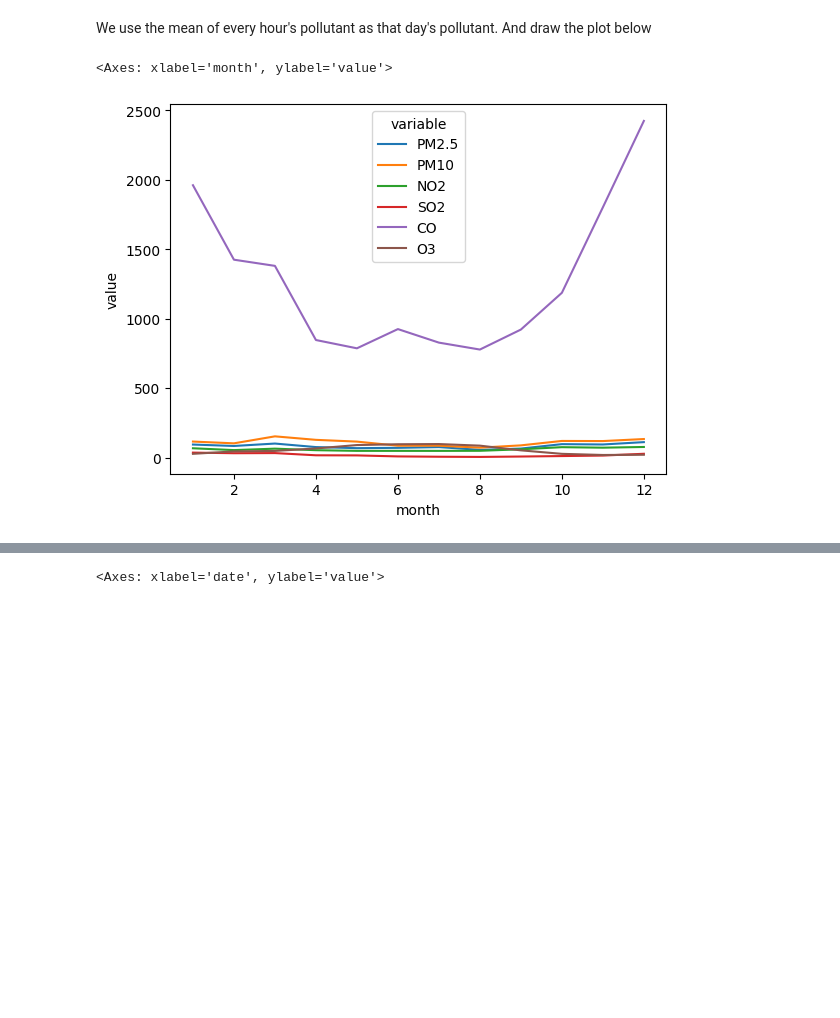
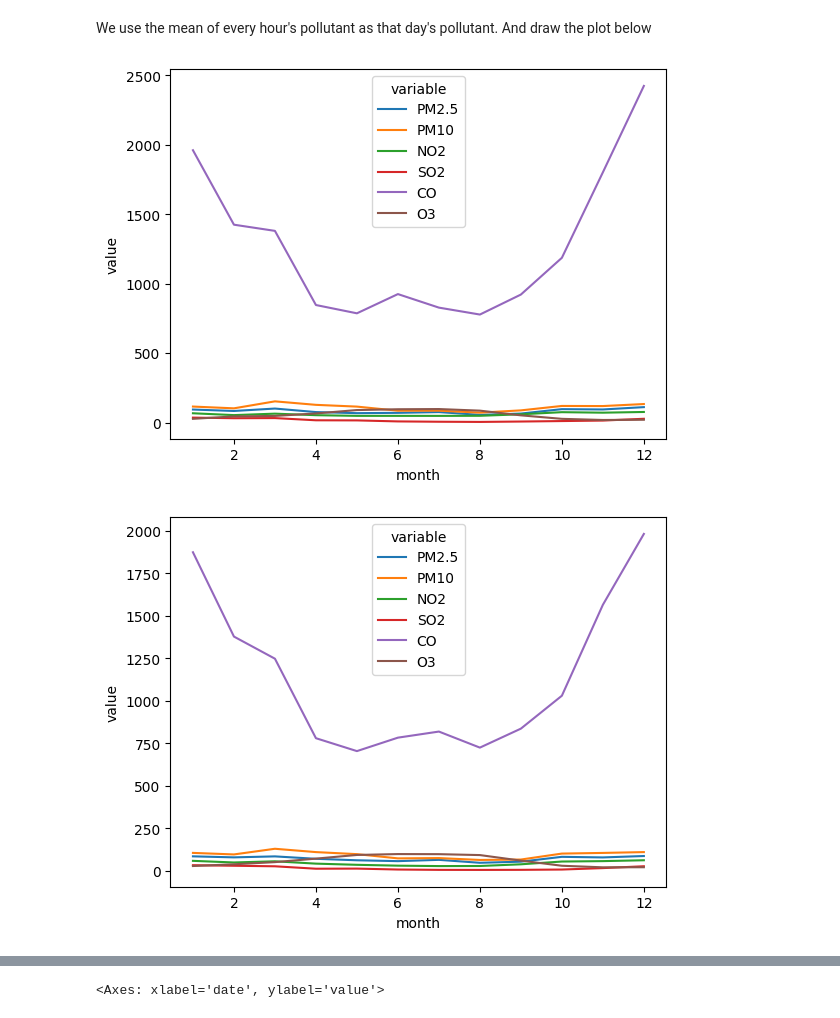
Before and after one commit to perthonBalans/SUSTC_Stat_217_Proj, a Jupyter notebook: Single_variable_analysis.ipynb, the cells around one changed output, grey strips where cells are left out. Drawn from its saved outputs; the diff is of its cells as text; code cells hidden in the pictures; blank space fills up the shorter version.

```diff
--- a/Single_variable_analysis.ipynb
+++ b/Single_variable_analysis.ipynb
@@ -120,17 +168,31 @@ plt.show()
 # %% [markdown]
 Now we will try to find the change of pollutants in a day.
 # %%
-
-Air_Quality_Aotizhongxin['date'] = pd.to_datetime(Air_Quality_Aotizhongxin['year'].astype(str) + '-'
-                                                   +Air_Quality_Aotizhongxin['month'].astype(str)+ '-'
-                                                   +Air_Quality_Aotizhongxin['day'].astype(str))
+for aq in Air_Qualities:
+    aq['date'] = pd.to_datetime(aq['year'].astype(str) + '-'
+                                                    +aq['month'].astype(str)+ '-'
+                                                    +aq['day'].astype(str))
 Monthly_pollutants_of_Aotizhongxin= Air_Quality_Aotizhongxin.groupby(['month'])[['PM2.5', 'PM10', 'NO2', 'SO2', 'CO', 'O3']].mean().reset_index()
 Daily_pollutants_of_Aotizhongxin= Air_Quality_Aotizhongxin.groupby(['date'])[['PM2.5', 'PM10', 'NO2', 'SO2', 'O3']].mean().reset_index()
 # %% [markdown]
 We use the mean of every hour's pollutant as that day's pollutant.
 And draw the plot below
-# %%
-sns.lineplot(x='month', y='value', hue='variable', data=pd.melt(Monthly_pollutants_of_Aotizhongxin, ['month']))
-# %% [output]
-<Axes: xlabel='month', ylabel='value'>
-[figure, removed]
+# %%
+for i, aq in enumerate(Air_Qualities):
+    # 计算每月的污染物平均值
+    Monthly_pollutants = aq.groupby(['month'])[['PM2.5', 'PM10', 'NO2', 'SO2', 'CO', 'O3']].mean().reset_index()
+
+    # 将数据转换为长格式
+    melted_data = pd.melt(Monthly_pollutants, ['month'])
+
+    # 创建新的图形
+    plt.figure(i)
+
+    # 绘制线图
+    sns.lineplot(x='month', y='value', hue='variable', data=melted_data)
+
+    # 显示图形
+    plt.show()
+# %% [output]
+[figure, added]
+[figure, added]
```
Also changed, not shown: parts of 6 cells of this notebook, 1 other file.
